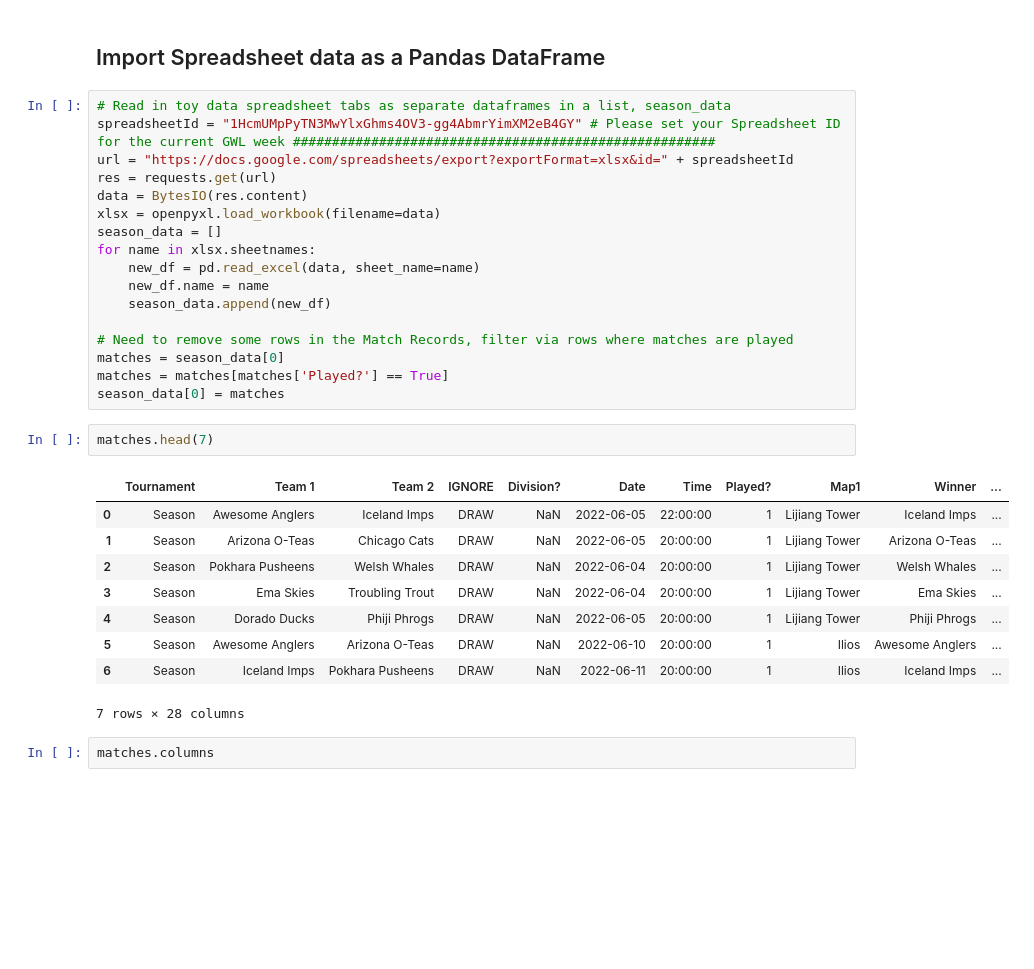
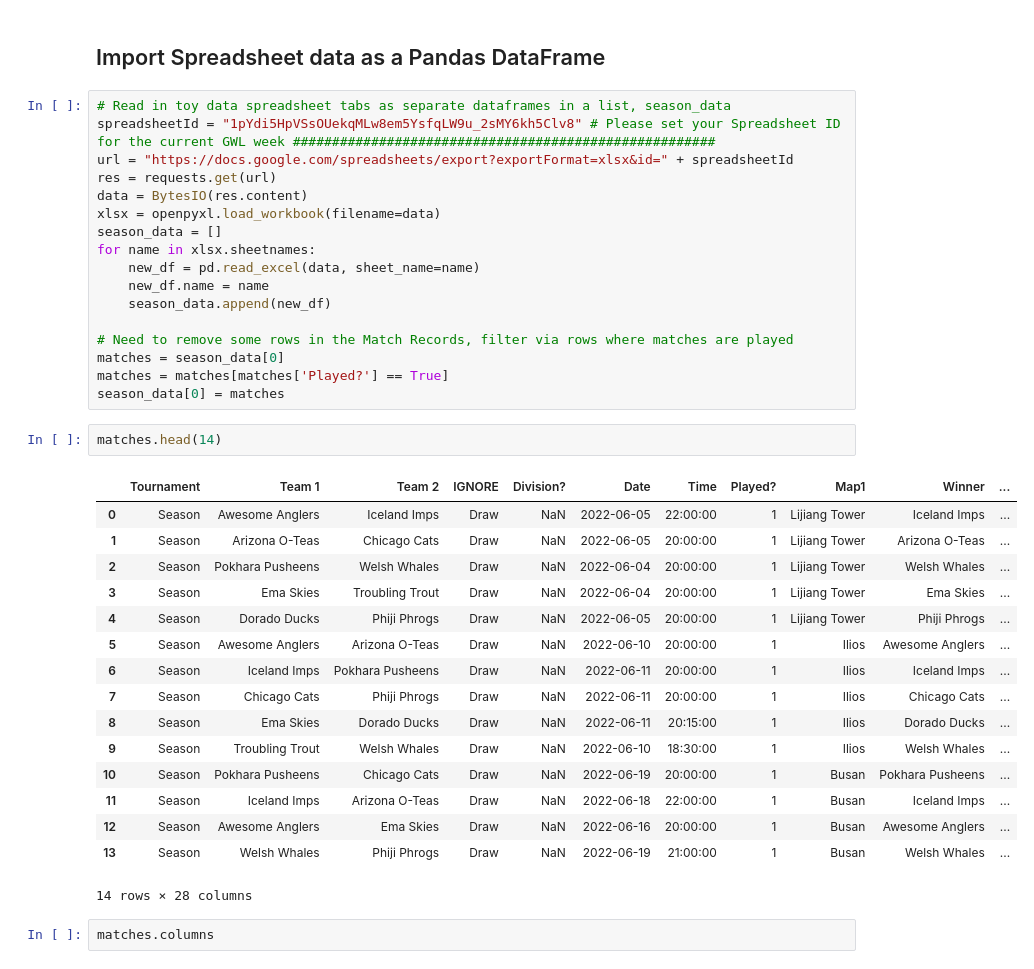
Before and after one commit to rmflemming/GWL-elo-preds, a Jupyter notebook: 2_GWLmapscoreELO.ipynb, the cells around one changed output. Drawn from its saved outputs; the diff is of its cells as text; blank space fills up the shorter version.

Commit message:
Week 3

```diff
--- a/2_GWLmapscoreELO.ipynb
+++ b/2_GWLmapscoreELO.ipynb
@@ -26,7 +26,7 @@ pd.set_option("display.precision", 0)
 ## Import Spreadsheet data as a Pandas DataFrame
 # %%
 # Read in toy data spreadsheet tabs as separate dataframes in a list, season_data
-spreadsheetId = "1HcmUMpPyTN3MwYlxGhms4OV3-gg4AbmrYimXM2eB4GY" # Please set your Spreadsheet ID for the current GWL week ######################################################
+spreadsheetId = "1pYdi5HpVSsOUekqMLw8em5YsfqLW9u_2sMY6kh5Clv8" # Please set your Spreadsheet ID for the current GWL week ######################################################
 url = "https://docs.google.com/spreadsheets/export?exportFormat=xlsx&id=" + spreadsheetId
 res = requests.get(url)
 data = BytesIO(res.content)
@@ -42,17 +42,24 @@ matches = season_data[0]
 matches = matches[matches['Played?'] == True]
 season_data[0] = matches
 # %%
-matches.head(7)
+matches.head(14)
 # %% [output]
 |  | Tournament | Team 1 | Team 2 | IGNORE | Division? | Date | Time | Played? | Map1 | Winner | ... |
-| 0 | Season | Awesome Anglers | Iceland Imps | DRAW | NaN | 2022-06-05 | 22:00:00 | 1 | Lijiang Tower | Iceland Imps | ... |
-| 1 | Season | Arizona O-Teas | Chicago Cats | DRAW | NaN | 2022-06-05 | 20:00:00 | 1 | Lijiang Tower | Arizona O-Teas | ... |
-| 2 | Season | Pokhara Pusheens | Welsh Whales | DRAW | NaN | 2022-06-04 | 20:00:00 | 1 | Lijiang Tower | Welsh Whales | ... |
-| 3 | Season | Ema Skies | Troubling Trout | DRAW | NaN | 2022-06-04 | 20:00:00 | 1 | Lijiang Tower | Ema Skies | ... |
-| 4 | Season | Dorado Ducks | Phiji Phrogs | DRAW | NaN | 2022-06-05 | 20:00:00 | 1 | Lijiang Tower | Phiji Phrogs | ... |
-| 5 | Season | Awesome Anglers | Arizona O-Teas | DRAW | NaN | 2022-06-10 | 20:00:00 | 1 | Ilios | Awesome Anglers | ... |
-| 6 | Season | Iceland Imps | Pokhara Pusheens | DRAW | NaN | 2022-06-11 | 20:00:00 | 1 | Ilios | Iceland Imps | ... |
+| 0 | Season | Awesome Anglers | Iceland Imps | Draw | NaN | 2022-06-05 | 22:00:00 | 1 | Lijiang Tower | Iceland Imps | ... |
+| 1 | Season | Arizona O-Teas | Chicago Cats | Draw | NaN | 2022-06-05 | 20:00:00 | 1 | Lijiang Tower | Arizona O-Teas | ... |
+| 2 | Season | Pokhara Pusheens | Welsh Whales | Draw | NaN | 2022-06-04 | 20:00:00 | 1 | Lijiang Tower | Welsh Whales | ... |
+| 3 | Season | Ema Skies | Troubling Trout | Draw | NaN | 2022-06-04 | 20:00:00 | 1 | Lijiang Tower | Ema Skies | ... |
+| 4 | Season | Dorado Ducks | Phiji Phrogs | Draw | NaN | 2022-06-05 | 20:00:00 | 1 | Lijiang Tower | Phiji Phrogs | ... |
+| 5 | Season | Awesome Anglers | Arizona O-Teas | Draw | NaN | 2022-06-10 | 20:00:00 | 1 | Ilios | Awesome Anglers | ... |
+| 6 | Season | Iceland Imps | Pokhara Pusheens | Draw | NaN | 2022-06-11 | 20:00:00 | 1 | Ilios | Iceland Imps | ... |
+| 7 | Season | Chicago Cats | Phiji Phrogs | Draw | NaN | 2022-06-11 | 20:00:00 | 1 | Ilios | Chicago Cats | ... |
+| 8 | Season | Ema Skies | Dorado Ducks | Draw | NaN | 2022-06-11 | 20:15:00 | 1 | Ilios | Dorado Ducks | ... |
+| 9 | Season | Troubling Trout | Welsh Whales | Draw | NaN | 2022-06-10 | 18:30:00 | 1 | Ilios | Welsh Whales | ... |
+| 10 | Season | Pokhara Pusheens | Chicago Cats | Draw | NaN | 2022-06-19 | 20:00:00 | 1 | Busan | Pokhara Pusheens | ... |
+| 11 | Season | Iceland Imps | Arizona O-Teas | Draw | NaN | 2022-06-18 | 22:00:00 | 1 | Busan | Iceland Imps | ... |
+| 12 | Season | Awesome Anglers | Ema Skies | Draw | NaN | 2022-06-16 | 20:00:00 | 1 | Busan | Awesome Anglers | ... |
+| 13 | Season | Welsh Whales | Phiji Phrogs | Draw | NaN | 2022-06-19 | 21:00:00 | 1 | Busan | Welsh Whales | ... |
-7 rows × 28 columns
+14 rows × 28 columns
 # %%
 matches.columns
 # %% [output]
```
Also changed, not shown: parts of 14 cells of this notebook, 5 other files.
